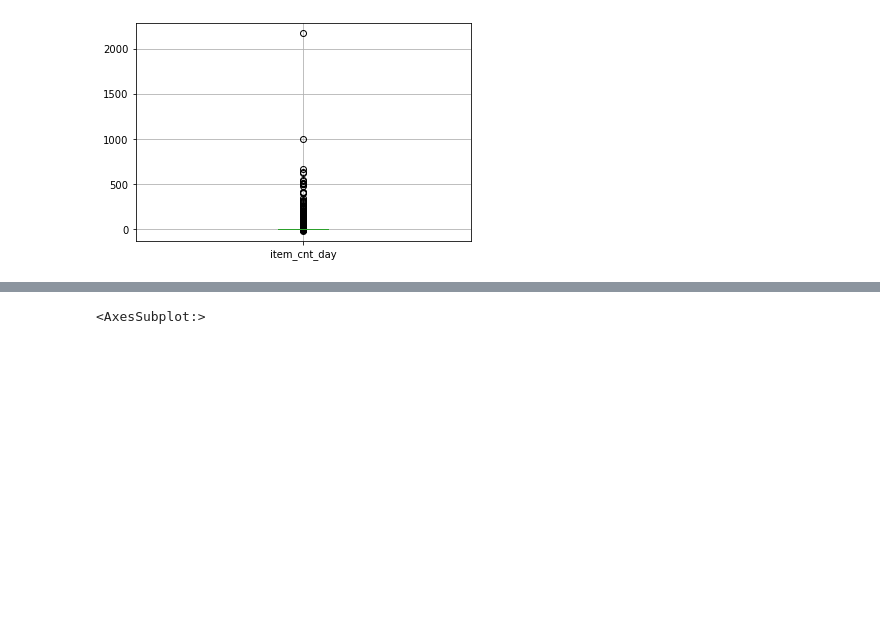
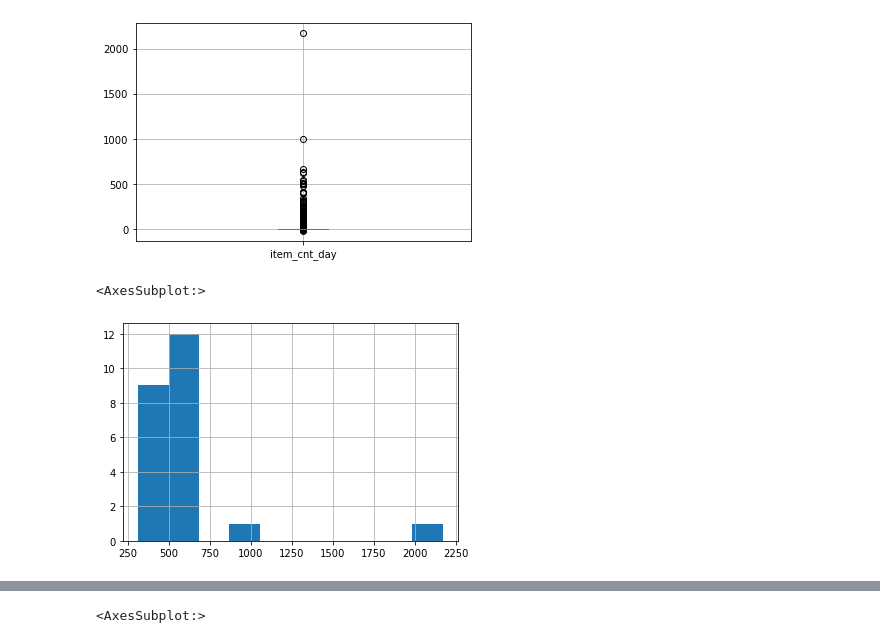
Before and after one commit to powpoww/TIL, a Jupyter notebook: 수업/pjt/code/data_info.ipynb, the cells around one changed output, grey strips where cells are left out. Cells and saved outputs as stored; diff of their text form; code cells hidden in the pictures; blank space fills up the shorter version.

```diff
--- a/수업/pjt/code/data_info.ipynb
+++ b/수업/pjt/code/data_info.ipynb
@@ -12,7 +14,7 @@ import os
 - item_categories.csv: 상품 종류 데이터
 - shops.csv: 상점 정보 데이터
 # %%
-path = '../data/'
+path = '../data/raw/'
 lst = os.listdir(path)
 print(lst)
 
@@ -185,3 +189,8 @@ sales_train[['item_cnt_day']].boxplot()
 # %% [output]
 <AxesSubplot:>
 [figure]
+# %%
+sales_train.item_cnt_day[ sales_train.item_cnt_day > 300].hist()
+# %% [output]
+<AxesSubplot:>
+[figure, added]
```
Also changed, not shown: parts of 16 cells of this notebook, 5 other files.
